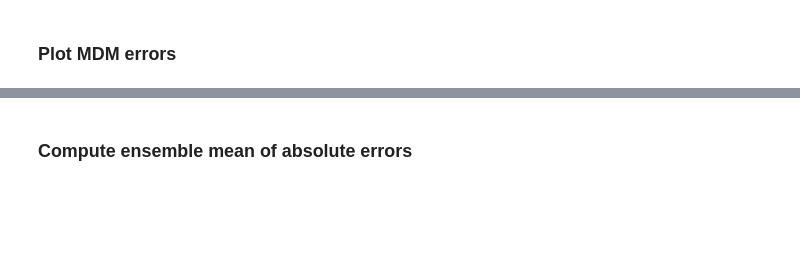
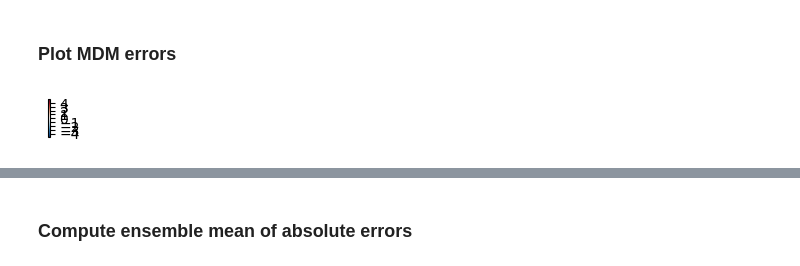
Before and after one commit to hrhampapura/moment_delta_mapping, a Jupyter notebook: notebooks/ncar_casper/04_seasonal_errors.ipynb, the cells around one changed output, grey strips where cells are left out. Cells and saved outputs as stored; diff of their text form; code cells hidden in the pictures; blank space fills up the shorter version.

```diff
--- a/notebooks/ncar_casper/04_seasonal_errors.ipynb
+++ b/notebooks/ncar_casper/04_seasonal_errors.ipynb
@@ -494,23 +559,25 @@ qgaussmo_err_season = qgaussmo_err_season[var_name]
 # %% [markdown]
 ### Plot MDM errors
 # %%
-# ######## New colorbar only for shift + stretch and gaussian ############
-# x = 5
-# # create a figure and axis
-# fig, ax = plt.subplots(figsize=(6, 1))
-# fig.subplots_adjust(bottom=0.5)
-# # Define colormap
-# cmap = plt.get_cmap('RdBu_r')
-# # Make a norm object with the center at 0: TwoSlopeNorm
-# norm = mcolors.TwoSlopeNorm(vmin=-x, vcenter=0, vmax=x)
-# # Making numpy array from -3 to 3, with step 0.2
-# values = np.arange(-x, x+0.25, 0.25)
-# # Creating a mappable object and setting the norm and cmap for colorbar
-# mappable = cm.ScalarMappable(norm=norm, cmap=cmap)
-# mappable.set_array([])
-# # Creating a colorbar
-# ticks1 = altspace(-4,1,9)
-# cbar = plt.colorbar(mappable, ax=ax, orientation='vertical',ticks=ticks1)
-# cbar.set_label('')
-# plt.gca().set_visible(False)
+######## New colorbar only for shift + stretch and gaussian ############
+x = 5
+# create a figure and axis
+fig, ax = plt.subplots(figsize=(6, 1))
+fig.subplots_adjust(bottom=0.5)
+# Define colormap
+cmap = plt.get_cmap('RdBu_r')
+# Make a norm object with the center at 0: TwoSlopeNorm
+norm = mcolors.TwoSlopeNorm(vmin=-x, vcenter=0, vmax=x)
+# Making numpy array from -3 to 3, with step 0.2
+values = np.arange(-x, x+0.25, 0.25)
+# Creating a mappable object and setting the norm and cmap for colorbar
+mappable = cm.ScalarMappable(norm=norm, cmap=cmap)
+mappable.set_array([])
+# Creating a colorbar
+ticks1 = altspace(-4,1,9)
+cbar = plt.colorbar(mappable, ax=ax, orientation='vertical',ticks=ticks1)
+cbar.set_label('')
+plt.gca().set_visible(False)
+# %% [output]
+[figure, added]
 # %%
```
Also changed, not shown: parts of 19 cells of this notebook, 5 other files.
